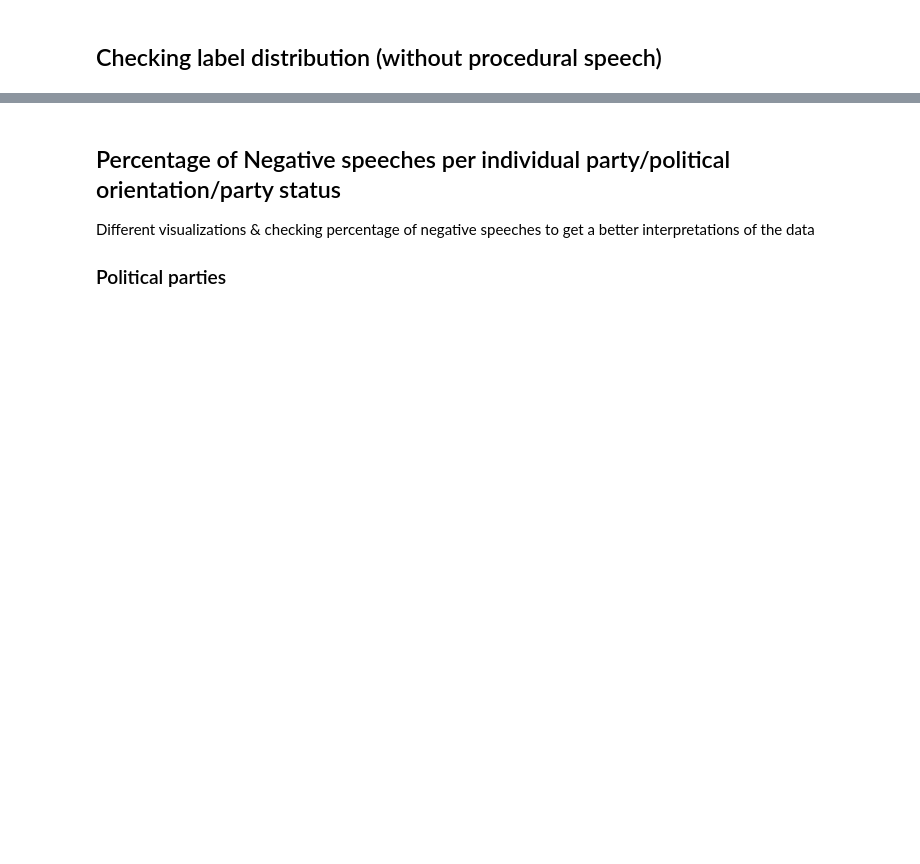
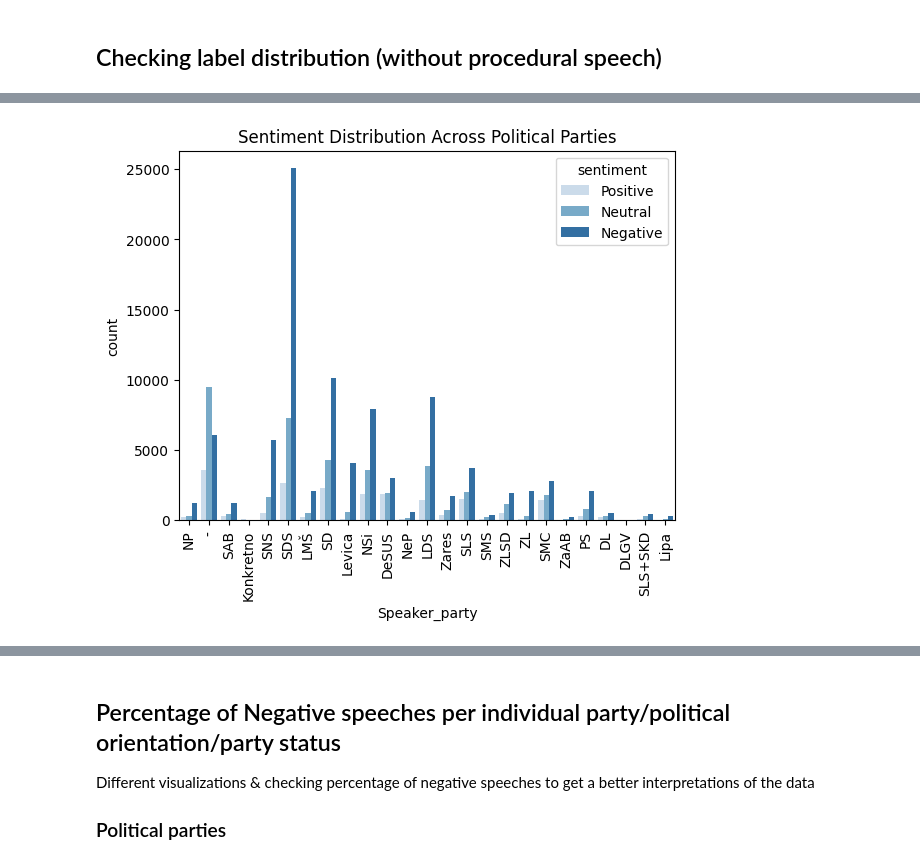
Before and after one commit to katjameden/ParlaMint_Sentiment, a Jupyter notebook: Aggregation/Notebooks/Sentiment_Analysis/Analysis.ipynb, the cells around one changed output, grey strips where cells are left out. Saved outputs shown, nothing was run; the diff lists cells and outputs as text; code cells hidden in the pictures; blank space fills up the shorter version.

```diff
--- a/Aggregation/Notebooks/Sentiment_Analysis/Analysis.ipynb
+++ b/Aggregation/Notebooks/Sentiment_Analysis/Analysis.ipynb
@@ -253,8 +352,10 @@ plt.show()
 # %%
-sns.countplot(data=utt_filter, x='Speaker_party', hue='sentiment', order=utt_filter['Speaker_party'].unique(), palette='Blues')
+sns.countplot(data=df, x='Speaker_party', hue='sentiment', order=df['Speaker_party'].unique(), palette='Blues')
 plt.xticks(rotation=90)
 plt.title('Sentiment Distribution Across Political Parties')
 plt.savefig('../../Figures/Sentiment_Analysis/Sentiment_per_Political_parties.png', dpi=300)
 
 plt.show()
+# %% [output]
+[figure, added]
 # %%
```
Also changed, not shown: parts of 42 cells of this notebook, 9 other files.
